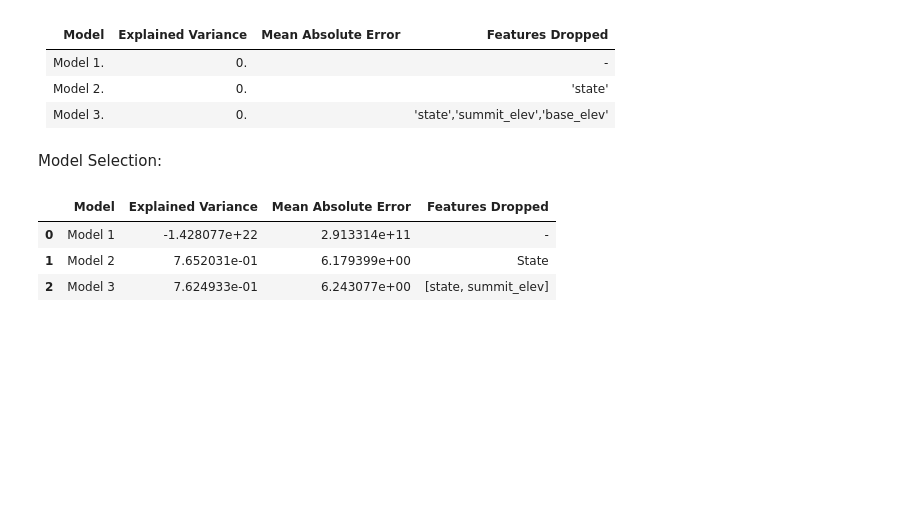
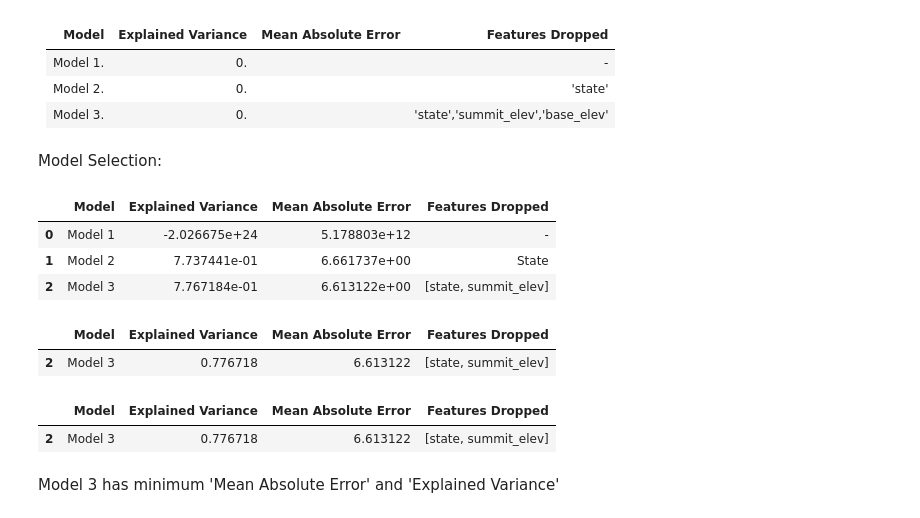
Before and after one commit to SanjaPanda/Guided-Capstone, a Jupyter notebook: Notebook_stepfourandfive.ipynb, the cells around one changed output. Saved outputs shown, nothing was run; the diff lists cells and outputs as text; code cells hidden in the pictures; blank space fills up the shorter version.

```diff
--- a/Notebook_stepfourandfive.ipynb
+++ b/Notebook_stepfourandfive.ipynb
@@ -47,3 +47,4 @@ os.getcwd()
 # %%
 df = pd.read_csv('data\step3_output.csv')
 df.describe().T
+df.drop(['trams','fastEight','fastSixes'],axis = 1,inplace = True)
@@ -375,9 +352,22 @@ dicti = {'Model': ['Model 1','Model 2','Model 3'],
         'Mean Absolute Error': [mae,mae2,mae3],
         'Features Dropped': ['-','State',['state','summit_elev']]}
 # %%
-pd.DataFrame(dicti)
+ms = pd.DataFrame(dicti)
+ms
 # %% [output]
 |  | Model | Explained Variance | Mean Absolute Error | Features Dropped |
-| 0 | Model 1 | -1.428077e+22 | 2.913314e+11 | - |
-| 1 | Model 2 | 7.652031e-01 | 6.179399e+00 | State |
-| 2 | Model 3 | 7.624933e-01 | 6.243077e+00 | [state, summit_elev] |
+| 0 | Model 1 | -2.026675e+24 | 5.178803e+12 | - |
+| 1 | Model 2 | 7.737441e-01 | 6.661737e+00 | State |
+| 2 | Model 3 | 7.767184e-01 | 6.613122e+00 | [state, summit_elev] |
+# %%
+ms[ms['Mean Absolute Error'] ==ms['Mean Absolute Error'].min()]
+# %% [output]
+|  | Model | Explained Variance | Mean Absolute Error | Features Dropped |
+| 2 | Model 3 | 0.776718 | 6.613122 | [state, summit_elev] |
+# %%
+ms[ms['Explained Variance'] ==ms['Explained Variance'].max()]
+# %% [output]
+|  | Model | Explained Variance | Mean Absolute Error | Features Dropped |
+| 2 | Model 3 | 0.776718 | 6.613122 | [state, summit_elev] |
+# %% [markdown]
+Model 3 has minimum 'Mean Absolute Error' and 'Explained Variance'
```
Also changed, not shown: parts of 11 cells of this notebook, 9 other files.
